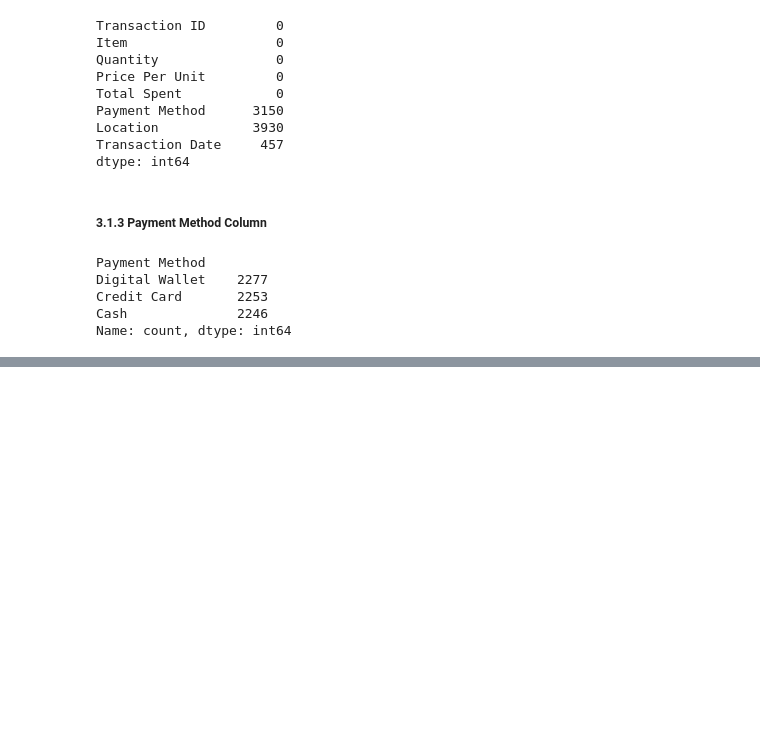
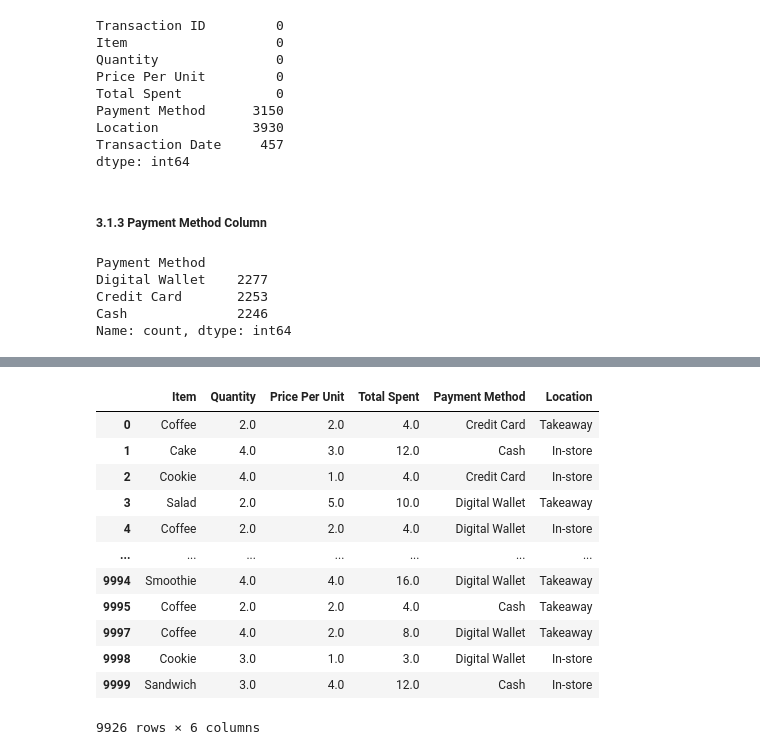
Before and after one commit to Naveen-Dilsh/Cafe_Sales_EDA, a Jupyter notebook: 0_handle_missing_values.ipynb, the cells around one changed output, grey strips where cells are left out. Drawn from its saved outputs; the diff is of its cells as text; code cells hidden in the pictures; blank space fills up the shorter version.

```diff
--- a/0_handle_missing_values.ipynb
+++ b/0_handle_missing_values.ipynb
@@ -287,0 +289,12 @@ df_clean.head()
+# %%
+# Calculate proportions
+proportions = df_clean['Payment Method'].value_counts(normalize=True)
+
+# Fill missing values randomly based on existing distribution
+missing_mask = df_clean['Payment Method'].isnull()
+print(missing_mask)
+df_clean.loc[missing_mask, 'Payment Method'] = np.random.choice(
+    proportions.index,
+    size=missing_mask.sum(),
+    p=proportions.values
+)
@@ -287,0 +335,9 @@ df_clean.head()
+# %%
+proportions = df_clean["Location"].value_counts(normalize=True)
+missing_mask = df_clean["Location"].isnull()
+
+df_clean.loc[missing_mask,"Location"] = np.random.choice(
+    proportions.index,
+    size = missing_mask.sum(),
+    p = proportions.values
+)
@@ -287,0 +372,18 @@ df_clean.head()
+# %%
+remove_columns = ["Transaction ID","Transaction Date"]
+df_clean = df_clean.drop(remove_columns,axis=1)
+df_clean
+# %% [output]
+|  | Item | Quantity | Price Per Unit | Total Spent | Payment Method | Location |
+| 0 | Coffee | 2.0 | 2.0 | 4.0 | Credit Card | Takeaway |
+| 1 | Cake | 4.0 | 3.0 | 12.0 | Cash | In-store |
+| 2 | Cookie | 4.0 | 1.0 | 4.0 | Credit Card | In-store |
+| 3 | Salad | 2.0 | 5.0 | 10.0 | Digital Wallet | Takeaway |
+| 4 | Coffee | 2.0 | 2.0 | 4.0 | Digital Wallet | In-store |
+| ... | ... | ... | ... | ... | ... | ... |
+| 9994 | Smoothie | 4.0 | 4.0 | 16.0 | Digital Wallet | Takeaway |
+| 9995 | Coffee | 2.0 | 2.0 | 4.0 | Cash | Takeaway |
+| 9997 | Coffee | 4.0 | 2.0 | 8.0 | Digital Wallet | Takeaway |
+| 9998 | Cookie | 3.0 | 1.0 | 3.0 | Digital Wallet | In-store |
+| 9999 | Sandwich | 3.0 | 4.0 | 12.0 | Cash | In-store |
+9926 rows × 6 columns
```
Also changed, not shown: parts of 16 cells of this notebook, 1 other file.
